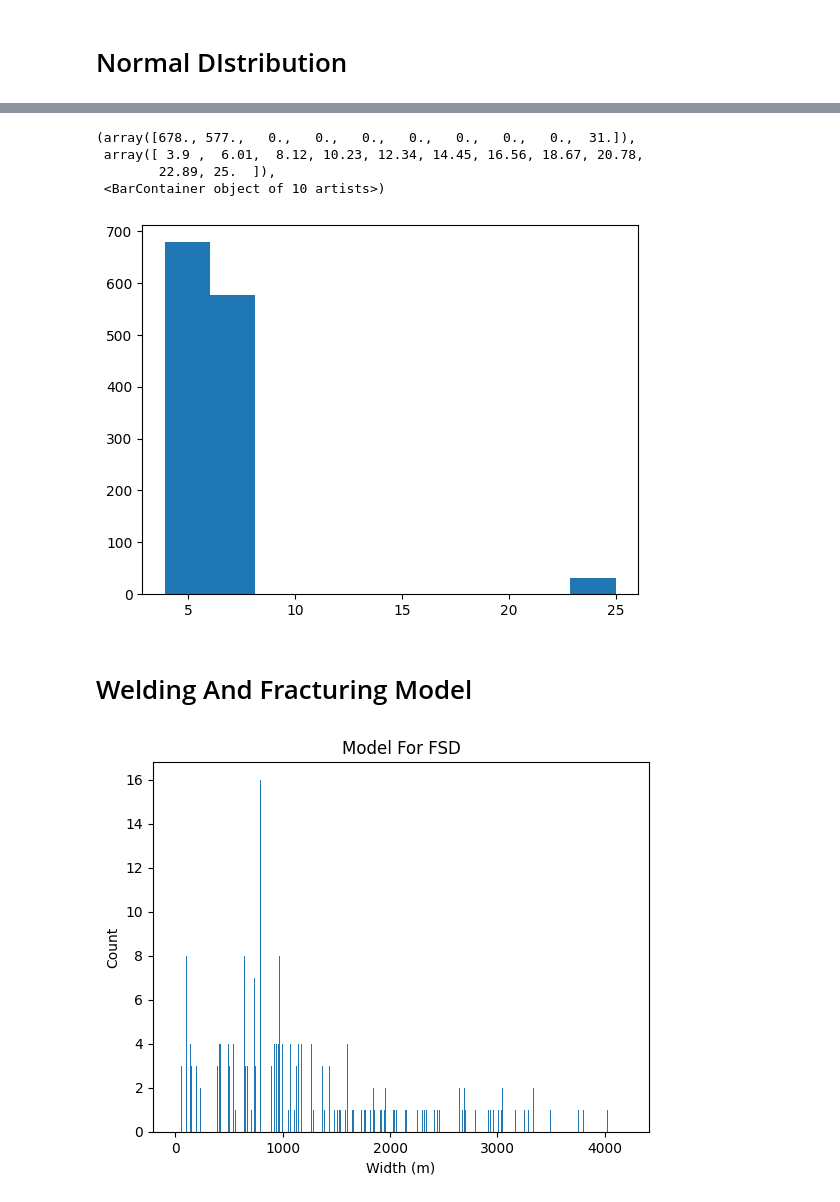
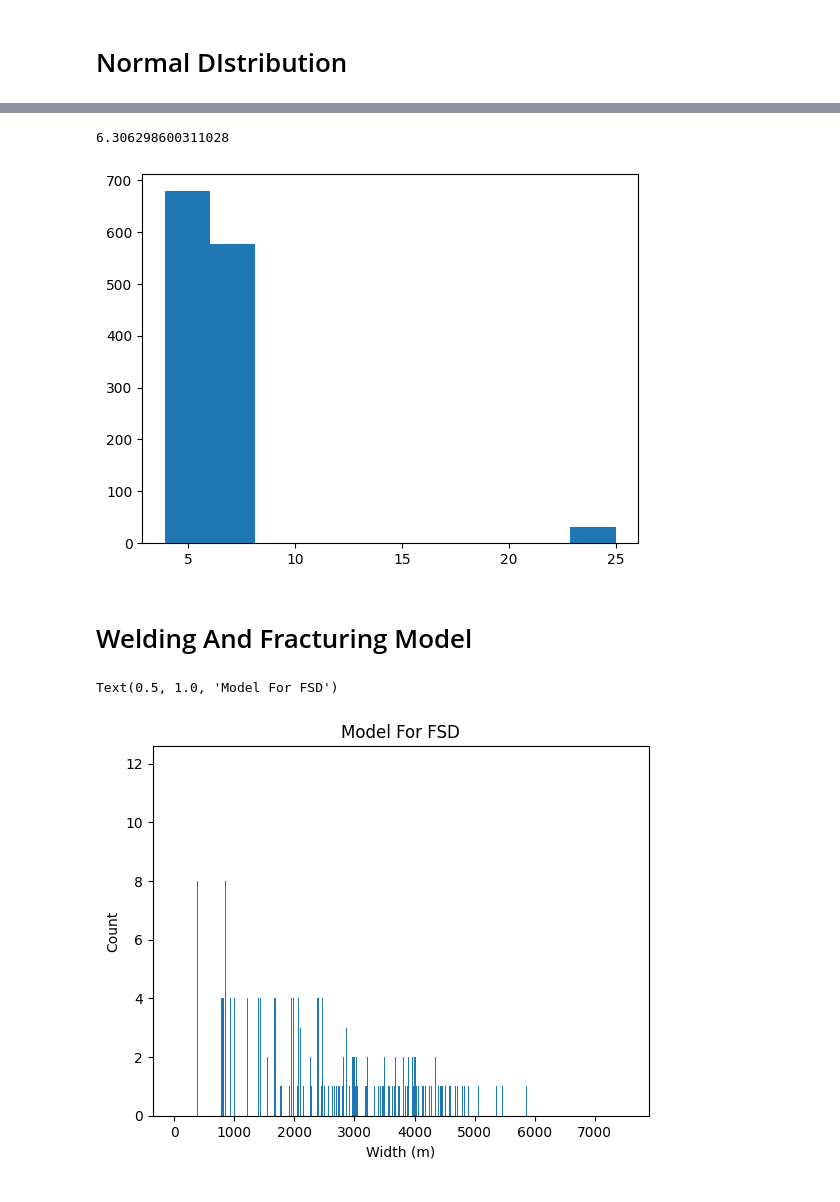
Before and after one commit to Marissa-working/Ice-Floe-Research, a Jupyter notebook: ice_floe.ipynb, the cells around one changed output, grey strips where cells are left out. Saved outputs shown, nothing was run; the diff lists cells and outputs as text; code cells hidden in the pictures.

```diff
--- a/ice_floe.ipynb
+++ b/ice_floe.ipynb
@@ -7,7 +7,7 @@ from numpy.random import normal
 # %% [markdown]
 # Normal DIstribution
 # %%
-data = normal(loc=2400, scale=700, size=500)
+data = normal(loc=3400, scale=925, size=1000)
 
 fsd = data.tolist()
 
@@ -26,13 +26,16 @@ for value in arctic:
     if float(value) < 99:
         waves.append(float(value))
 # %%
+total= 0
+vals = 0
+plt.hist(waves)
+for val in waves:
+    total += 1
+    vals += val
 
-plt.hist(waves)
+vals/total
 # %% [output]
-(array([678., 577.,   0.,   0.,   0.,   0.,   0.,   0.,   0.,  31.]),
- array([ 3.9 ,  6.01,  8.12, 10.23, 12.34, 14.45, 16.56, 18.67, 20.78,
-        22.89, 25.  ]),
- <BarContainer object of 10 artists>)
+6.306298600311028
 [figure]
 # %%
 def rand_period():
@@ -41,7 +44,7 @@ def rand_period():
 
 def rand_wave():
     pick = rand_period()
-    wavelength = (9.8 * pick)/(2*3.14)
+    wavelength = (9.8 * pow(pick,2))/(2*3.14)
     return (wavelength, pick)
 
 # result is wavelength, time period
@@ -73,7 +76,7 @@ break_num = 0
 weld_num = 0
 events = 0
 
-for i in range(1000000000000000000000000000000000):
+for i in range(10000000000000000):
     if total_time >= 86400*7:                 # stops after one week has passed
         break
     events += 1                          # get the amount of possible breaks/welds
@@ -104,32 +107,32 @@ for i in range(1000000000000000000000000000000000):
     if fsd_dict[location] == 0:
         continue
     elif location/wavelength > 1:            # see if the ice will break
         break_num += 1
         new_ice = location/2              # make a variable for the new ice dimensions
         fsd_dict[location] += -1
         if new_ice in fsd_dict:                 # check and see if this new ice is in the dict
             fsd_dict[new_ice] += 4              # add four to the count (bc ice divides into four pices)
                        # remove one from the old size since it broke
         else:
             fsd_dict[new_ice] = 4               # if not in dict, add to dict
 
 bps = (break_num/86400)  # breaks per second
 bpm = bps* 60   # breaks per minute
 
 import numpy as np
 
 sizes = list(fsd_dict.keys())
 counts = list(fsd_dict.values())
 
 d = {'sizes': sizes, 'count': counts}
 ice = pd.DataFrame(data=d)
 
 plt.bar(sizes, counts,
         width = 1.8)
 
 plt.xlabel("Width (m)")
 plt.ylabel("Count")
 plt.title("Model For FSD")
-plt.show()
 # %% [output]
+Text(0.5, 1.0, 'Model For FSD')
-[figure, old version]
+[figure, new version]
```
Also changed, not shown: parts of 3 cells of this notebook.
